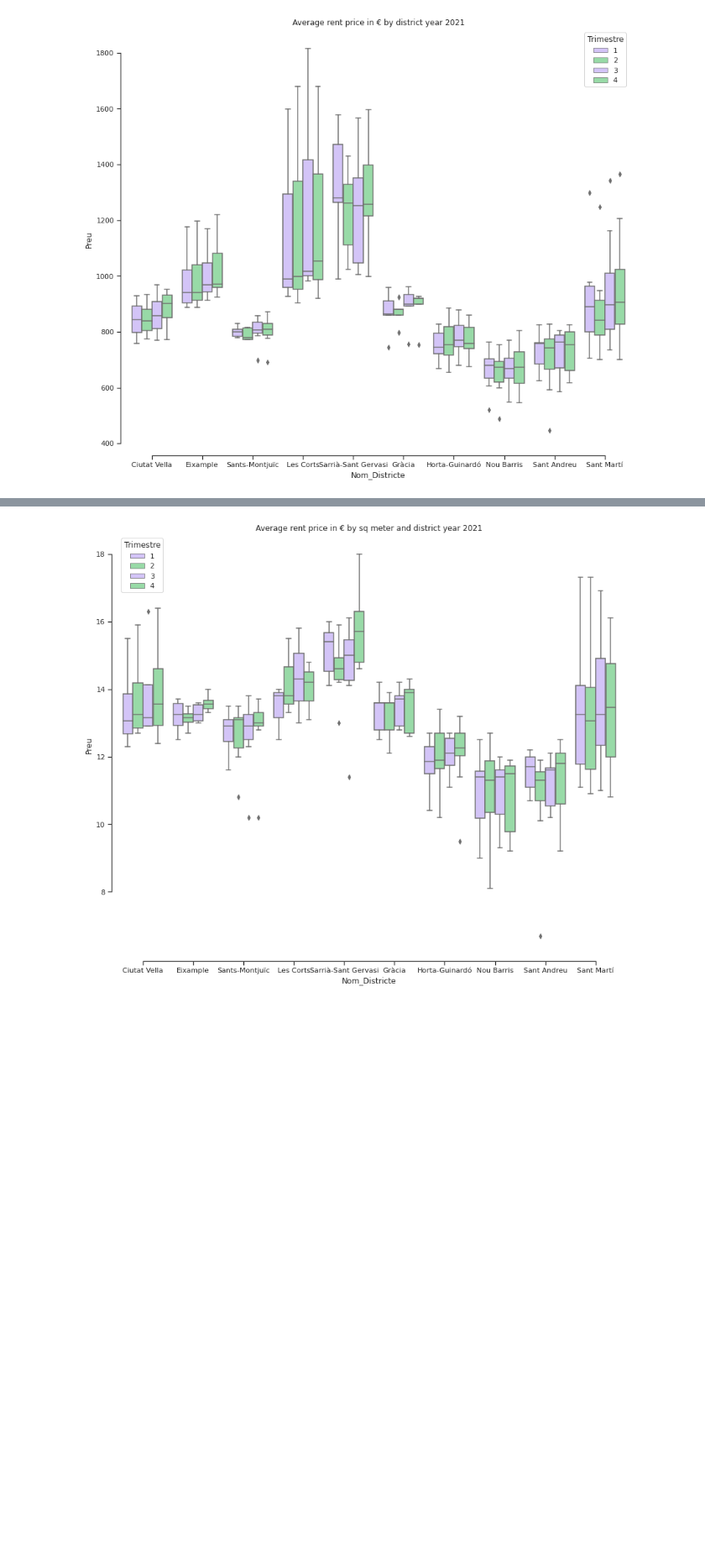
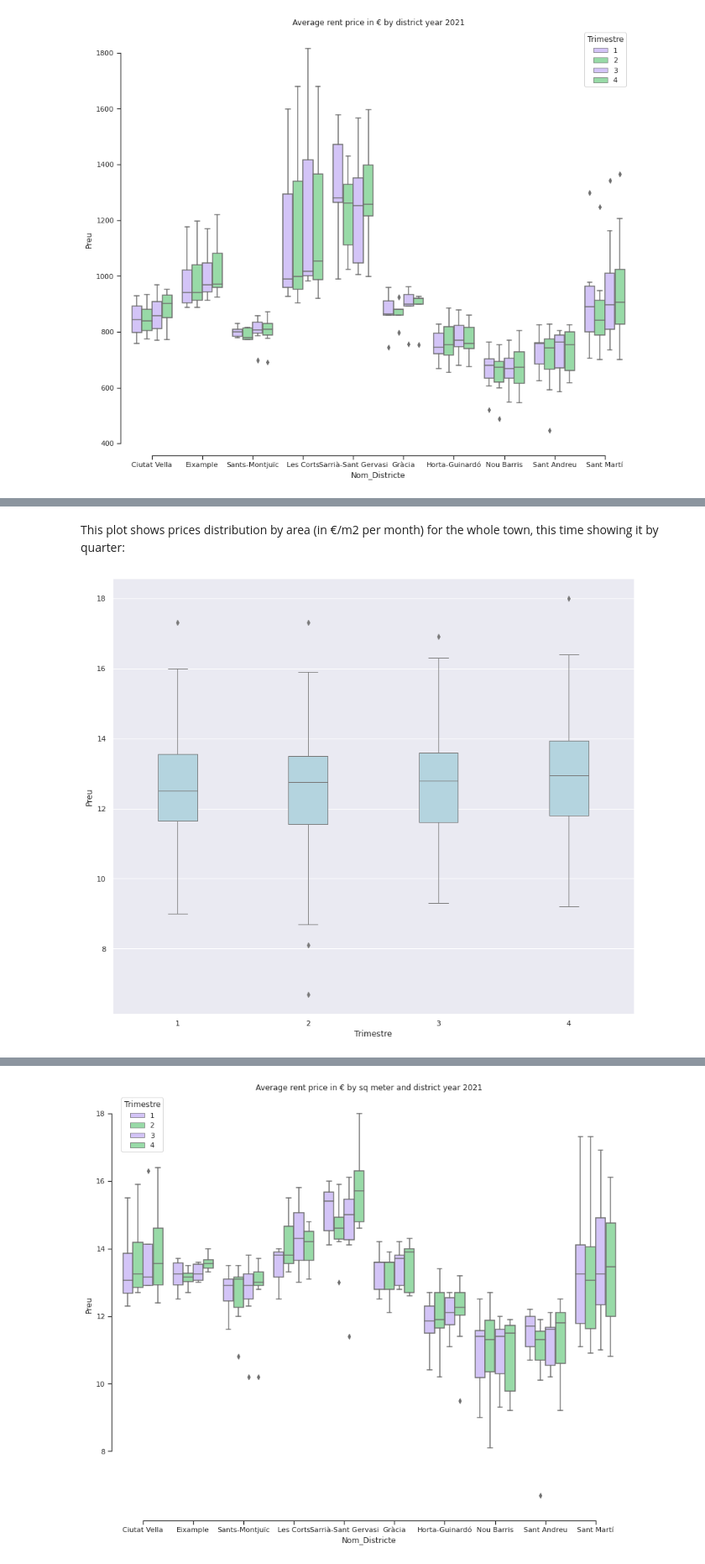
Before and after one commit to ddenebb/visualitzacio_exploratoria, a Jupyter notebook: Tasca_M4_T01.ipynb, the cells around one changed output, grey strips where cells are left out. Shown at 84% size. Cells and saved outputs as stored; diff of their text form; code cells hidden in the pictures; blank space fills up the shorter version.

```diff
--- a/Tasca_M4_T01.ipynb
+++ b/Tasca_M4_T01.ipynb
@@ -209 +216,8 @@ sns.set(rc={'figure.figsize':(14,12)})
+# %% [markdown]
+This plot shows prices distribution by area (in €/m2 per month) for the whole town, this time showing it by quarter:
+# %%
+sns.boxplot(x="Trimestre", y="Preu", data=avg_rent_yearly_by_sup,  color='lightblue', fliersize=5,  orient='v', linewidth=1 , width=0.3,);
+sns.set(rc={'figure.figsize':(14,12)})
+# %% [output]
+[figure, added]
 # %% [markdown]
```
Also changed, not shown: parts of 10 cells of this notebook.
